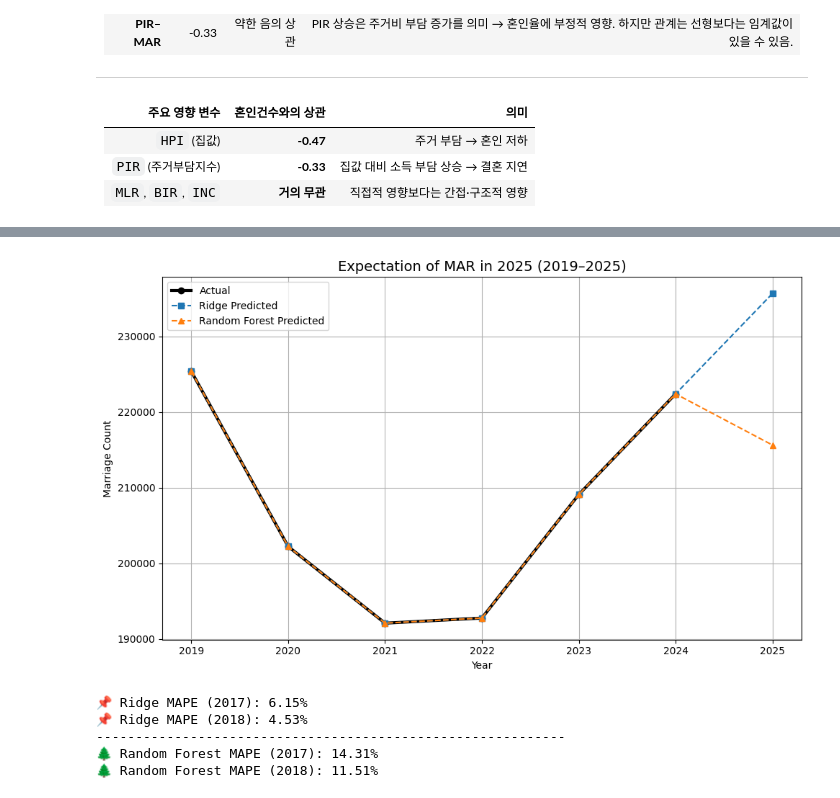
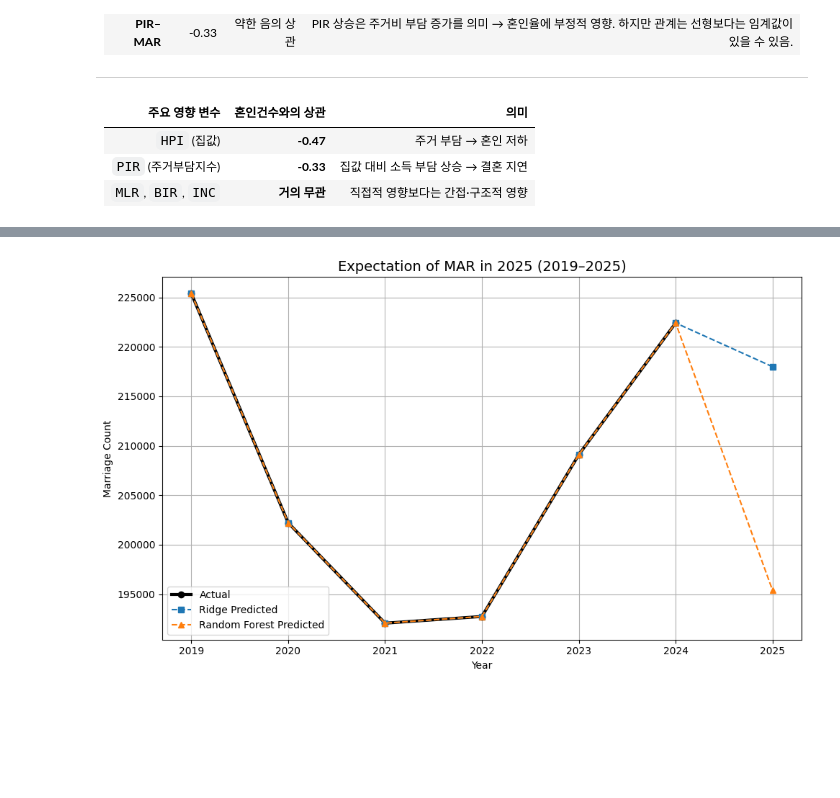
Before and after one commit to devCat404/python_projects, a Jupyter notebook: codes/BD1.ipynb, the cells around one changed output, grey strips where cells are left out. Drawn from its saved outputs; the diff is of its cells as text; code cells hidden in the pictures; blank space fills up the shorter version.

```diff
--- a/codes/BD1.ipynb
+++ b/codes/BD1.ipynb
@@ -408,0 +300,20 @@ results_df
+# %%
+from sklearn.linear_model import Ridge
+import numpy as np
+
+# 1. 입력 특성과 타깃값 구성
+X_ridge = final_df[['base_rate', 'mortgage_rate', 'pir_index']].astype(float).to_numpy()
+y_ridge = final_df['num_marriages'].astype(float).to_numpy()
+
+# 2. Ridge 회귀 모델링
+ridge_model = Ridge(alpha=1.0)
+ridge_model.fit(X_ridge, y_ridge)
+
+# 3. 2025년 예측용 입력값 정의
+X_2025_input = np.array([[2.75, 4.17, 7.12]])  # [기준금리, 주담대금리, PIR]
+
+# 4. 예측
+y_2025_ridge_pred = ridge_model.predict(X_2025_input)[0]
+rounded_prediction = round(y_2025_ridge_pred)
+
+print(f"2025년 예측 혼인건수(릿지 회귀): {rounded_prediction}건")
@@ -409,8 +322,8 @@ results_df
 # %%
 from sklearn.ensemble import RandomForestRegressor
 
-# 1. 입력 데이터 및 타깃값 구성
-X_rf = final_df[['base_rate', 'mortgage_rate', 'pir_index', 'avg_house_price', 'avg_income']].astype(float).to_numpy()
+# 1. 입력 데이터 구성 (기준금리, 주담대금리, PIR)
+X_rf = final_df[['base_rate', 'mortgage_rate', 'pir_index']].astype(float).to_numpy()
 y_rf = final_df['num_marriages'].astype(float).to_numpy()
 
 # 2. 랜덤 포레스트 모델 정의 및 훈련
@@ -418,7 +331,7 @@ rf_model = RandomForestRegressor(n_estimators=100, random_state=42)
 rf_model.fit(X_rf, y_rf)
 
 # 3. 2025년 입력값 구성 및 예측
-X_2025_rf = np.array([[2.75, 4.17, 7.12, 408934, 2910000]])
+X_2025_rf = np.array([[2.75, 4.17, 7.12]])
 y_2025_rf_pred = rf_model.predict(X_2025_rf)[0]
 
 print(f"2025년 예측 혼인건수(랜덤 포레스트): {round(y_2025_rf_pred)}건")
@@ -478,74 +340,29 @@ plt.show()
 # %%
 # 연도 추출
 final_df['연도'] = final_df['기준월'].str[:4]
 
 # 연도 및 실제 평균 혼인건수
 years = sorted(final_df['연도'].unique().astype(int).tolist())
 actual = final_df.groupby('연도')['num_marriages'].mean().astype(int).tolist()
 
 # 예측값 추가
 years_with_2025 = years + [2025]
-ridge_pred = actual + [round(rounded_prediction)]
+ridge_pred = actual + [round(y_2025_ridge_pred)]
 rf_pred = actual + [round(y_2025_rf_pred)]
 
 # 시각화
 plt.figure(figsize=(10, 6))
 plt.plot(years, actual, label='Actual', marker='o', linewidth=3, color='black')
 plt.plot(years_with_2025, ridge_pred, label='Ridge Predicted', marker='s', linestyle='--')
 plt.plot(years_with_2025, rf_pred, label='Random Forest Predicted', marker='^', linestyle='--')
 
 plt.title('Expectation of MAR in 2025 (2019–2025)', fontsize=14)
 plt.xlabel('Year')
 plt.ylabel('Marriage Count')
 plt.xticks(years_with_2025)
 plt.legend()
 plt.grid(True)
 plt.tight_layout()
 plt.show()
 # %% [output]
-[figure, old version]
+[figure, new version]
-# %%
-from sklearn.metrics import mean_absolute_percentage_error
-import numpy as np
-
-# === 검증 입력값 원본
-val_x_17_raw = np.array([[1.75, 3.27, 5.6, 255966, 27330000]])
-val_x_18_raw = np.array([[1.5, 3.39, 5.7, 285680, 28100000]])
-
-# === 정규화된 입력값 (Ridge 모델 학습 시 사용된 scaler_X 활용)
-val_x_17_scaled = scaler_X.transform(val_x_17_raw)
-val_x_18_scaled = scaler_X.transform(val_x_18_raw)
-
-# === Ridge 예측 (정규화된 X → 정규화된 y → 역정규화)
-ridge_pred_17_scaled = ridge_model.predict(val_x_17_scaled)
-ridge_pred_18_scaled = ridge_model.predict(val_x_18_scaled)
-
-ridge_pred_17 = scaler_y.inverse_transform(ridge_pred_17_scaled.reshape(-1, 1))[0][0]
-ridge_pred_18 = scaler_y.inverse_transform(ridge_pred_18_scaled.reshape(-1, 1))[0][0]
-
-# === Random Forest은 정규화 불필요
-rf_pred_17 = rf_model.predict(val_x_17_raw)[0]
-rf_pred_18 = rf_model.predict(val_x_18_raw)[0]
-
-# === 실제 혼인건수
-true_17 = 264455
-true_18 = 257622
-
-# === MAPE 계산
-ridge_mape_17 = mean_absolute_percentage_error([true_17], [ridge_pred_17])
-ridge_mape_18 = mean_absolute_percentage_error([true_18], [ridge_pred_18])
-rf_mape_17 = mean_absolute_percentage_error([true_17], [rf_pred_17])
-rf_mape_18 = mean_absolute_percentage_error([true_18], [rf_pred_18])
-
-# === 결과 출력
-print(f"📌 Ridge MAPE (2017): {ridge_mape_17:.2%}")
-print(f"📌 Ridge MAPE (2018): {ridge_mape_18:.2%}")
-print("--" * 30)
-print(f"🌲 Random Forest MAPE (2017): {rf_mape_17:.2%}")
-print(f"🌲 Random Forest MAPE (2018): {rf_mape_18:.2%}")
-# %% [output]
-📌 Ridge MAPE (2017): 6.15%
-📌 Ridge MAPE (2018): 4.53%
-------------------------------------------------------------
-🌲 Random Forest MAPE (2017): 14.31%
-🌲 Random Forest MAPE (2018): 11.51%
```
Also changed, not shown: parts of 12 cells of this notebook, 4 other files.
